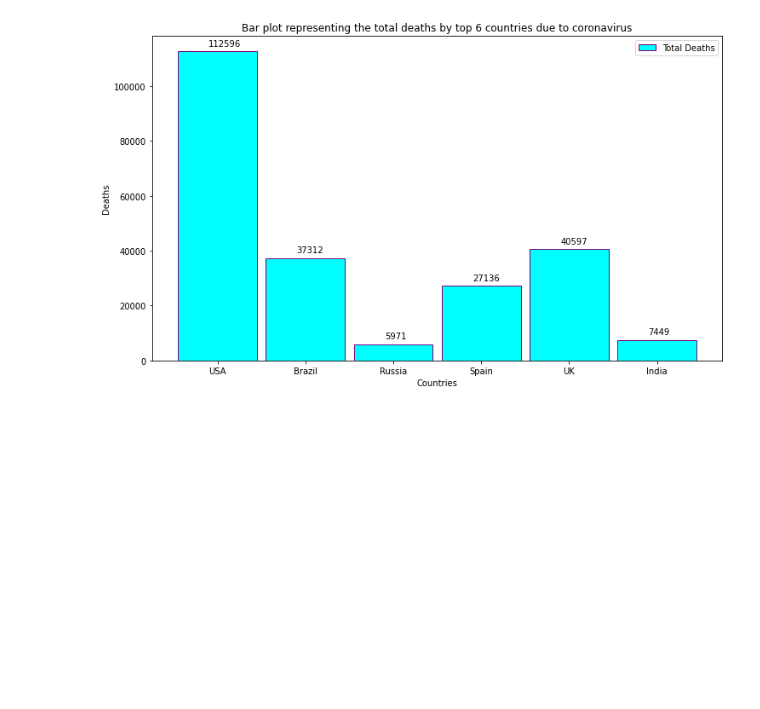
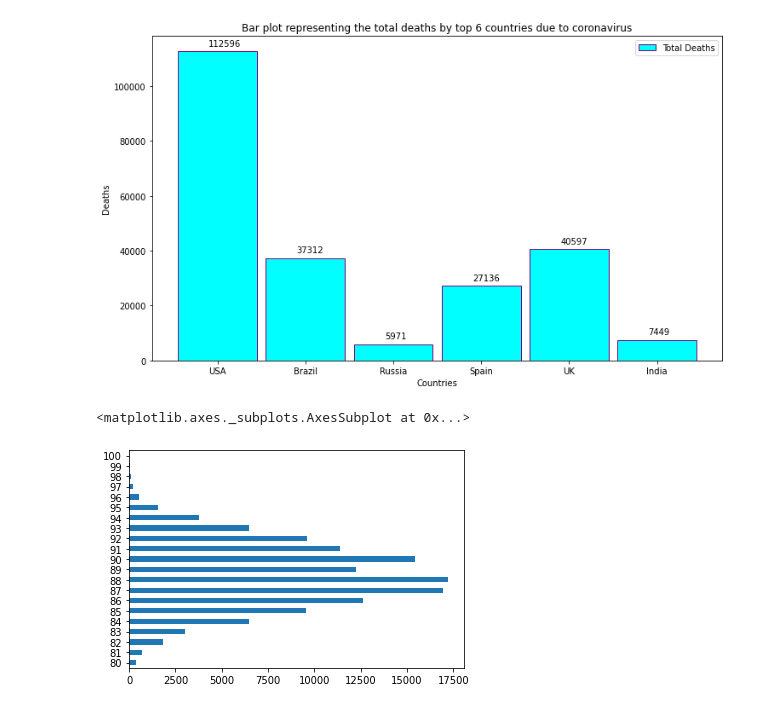
Before and after one commit to MayuVegeta/MSc-Part-1-503-FDS, a Jupyter notebook: Graph.ipynb, the cells around one changed output. Drawn from its saved outputs; the diff is of its cells as text; code cells hidden in the pictures; blank space fills up the shorter version.

```diff
--- a/Graph.ipynb
+++ b/Graph.ipynb
@@ -215,3 +215,8 @@ plt.ylabel('Deaths')
 plt.savefig('1BarPlot.png')
 # %% [output]
 [figure]
+# %%
+wine_reviews['points'].value_counts().sort_index().plot.barh()
+# %% [output]
+<matplotlib.axes._subplots.AxesSubplot at 0x...>
+[figure, added]
```
Also changed, not shown: parts of 3 cells of this notebook.
